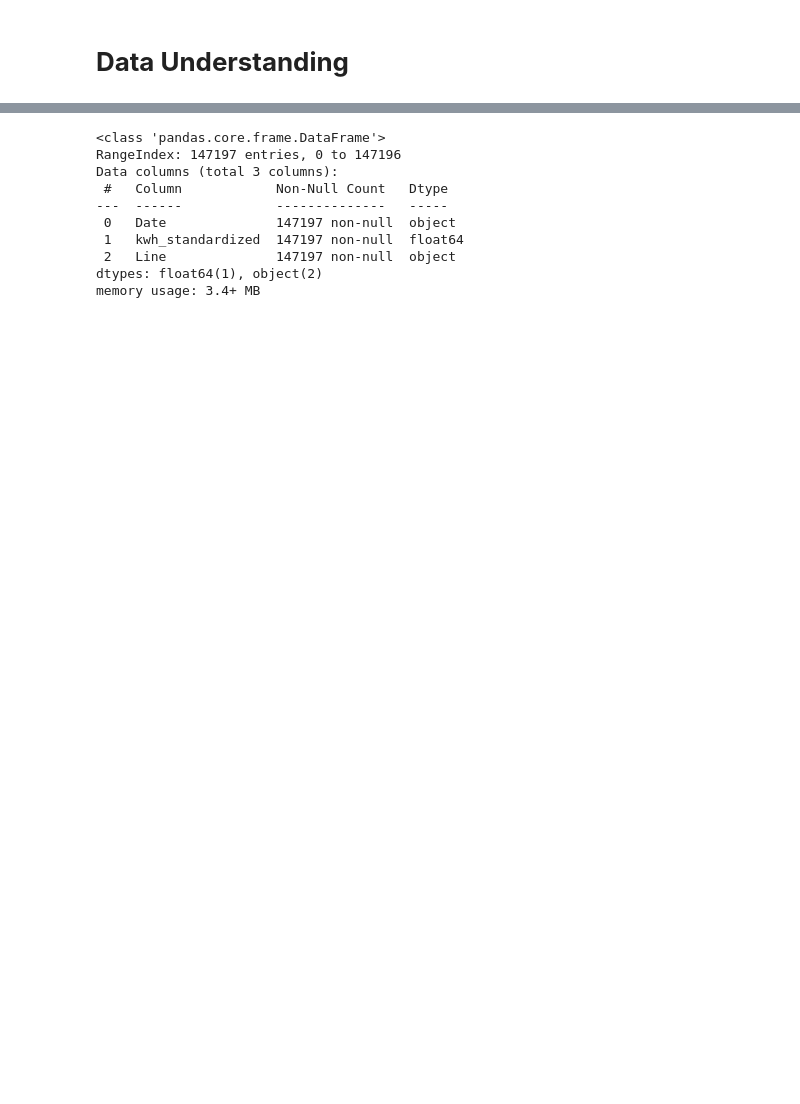
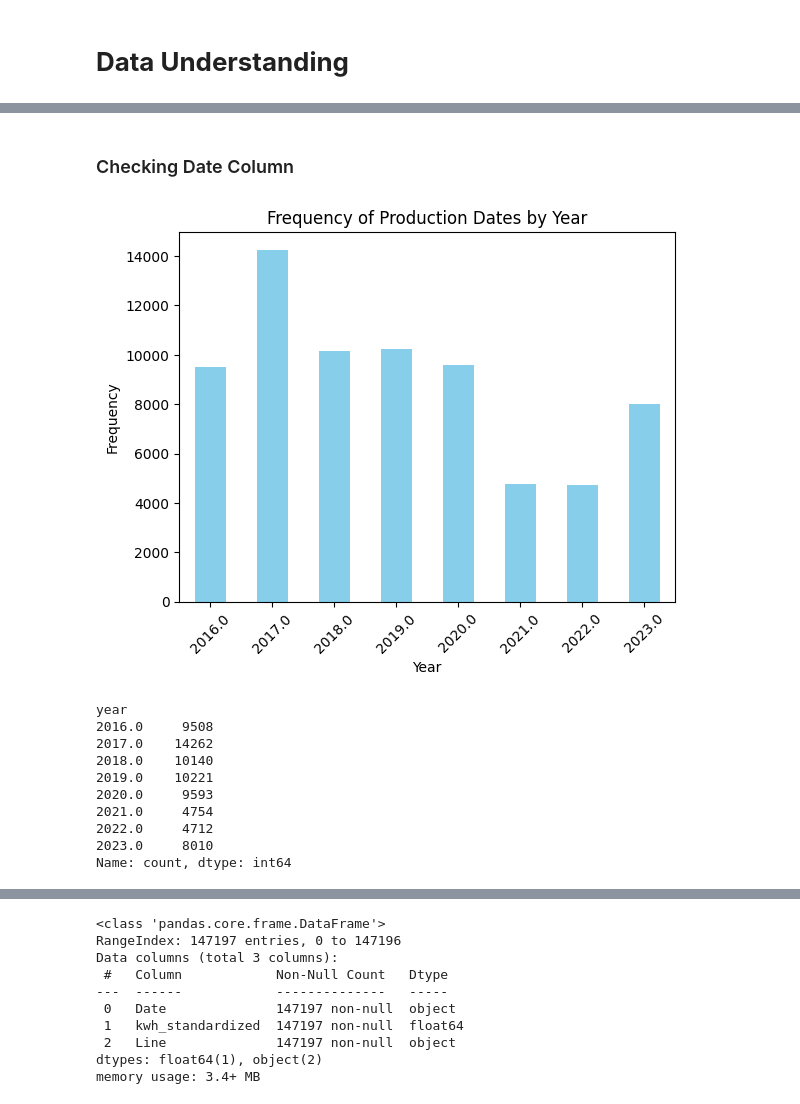
Before and after one commit to NiloofarSoltani-2/Pescara_Energy_Consumption, a Jupyter notebook: Niloofar_Soltani_Analysis.ipynb, the cells around one changed output, grey strips where cells are left out. Cells and saved outputs as stored; diff of their text form; code cells hidden in the pictures; blank space fills up the shorter version.

```diff
--- a/Niloofar_Soltani_Analysis.ipynb
+++ b/Niloofar_Soltani_Analysis.ipynb
@@ -82,0 +346,3 @@ df_consumption = pd.read_excel('combined_dataset_66excels.xlsx')
+# %%
+# Changing the type of columns
+df_msu = df_msu.astype({'group':'string','line':'string'})
@@ -82,0 +448,31 @@ df_consumption = pd.read_excel('combined_dataset_66excels.xlsx')
+# %% [markdown]
+### Checking Date Column
+# %%
+# Extract the year from the 'production_date' column
+df_msu['year'] = pd.to_datetime(df_msu['production_date']).dt.year
+
+# Group by year and count the occurrences
+yearly_counts = df_msu['year'].value_counts().sort_index()
+
+# Plotting the frequency of each year
+yearly_counts.plot(kind='bar', color='skyblue')
+plt.title('Frequency of Production Dates by Year')
+plt.xlabel('Year')
+plt.ylabel('Frequency')
+plt.xticks(rotation=45)
+plt.show()
+
+# Print the details of yearly counts
+print(yearly_counts)
+# %% [output]
+[figure, added]
+year
+2016.0     9508
+2017.0    14262
+2018.0    10140
+2019.0    10221
+2020.0     9593
+2021.0     4754
+2022.0     4712
+2023.0     8010
+Name: count, dtype: int64
```
Also changed, not shown: parts of 100 cells of this notebook.
